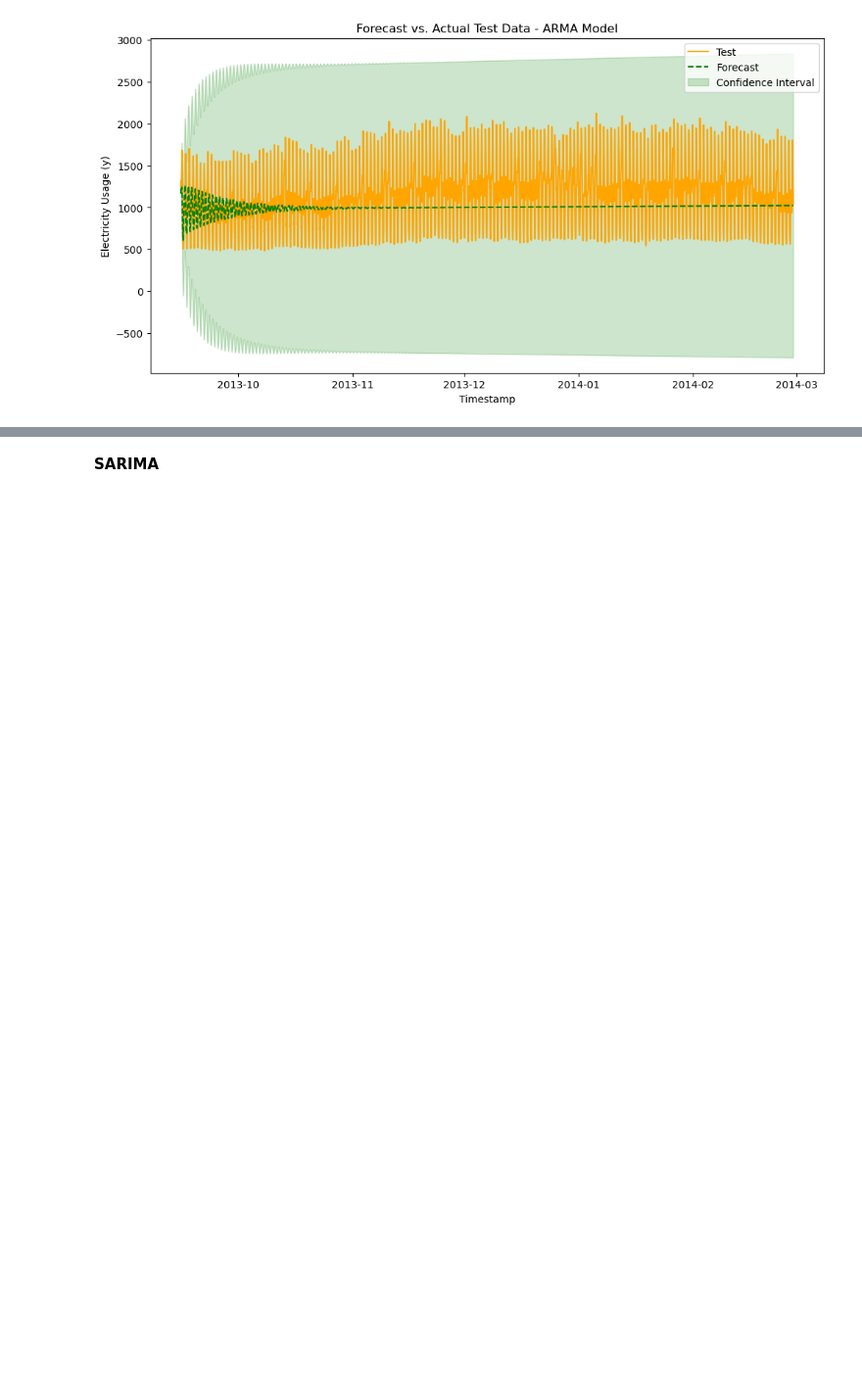
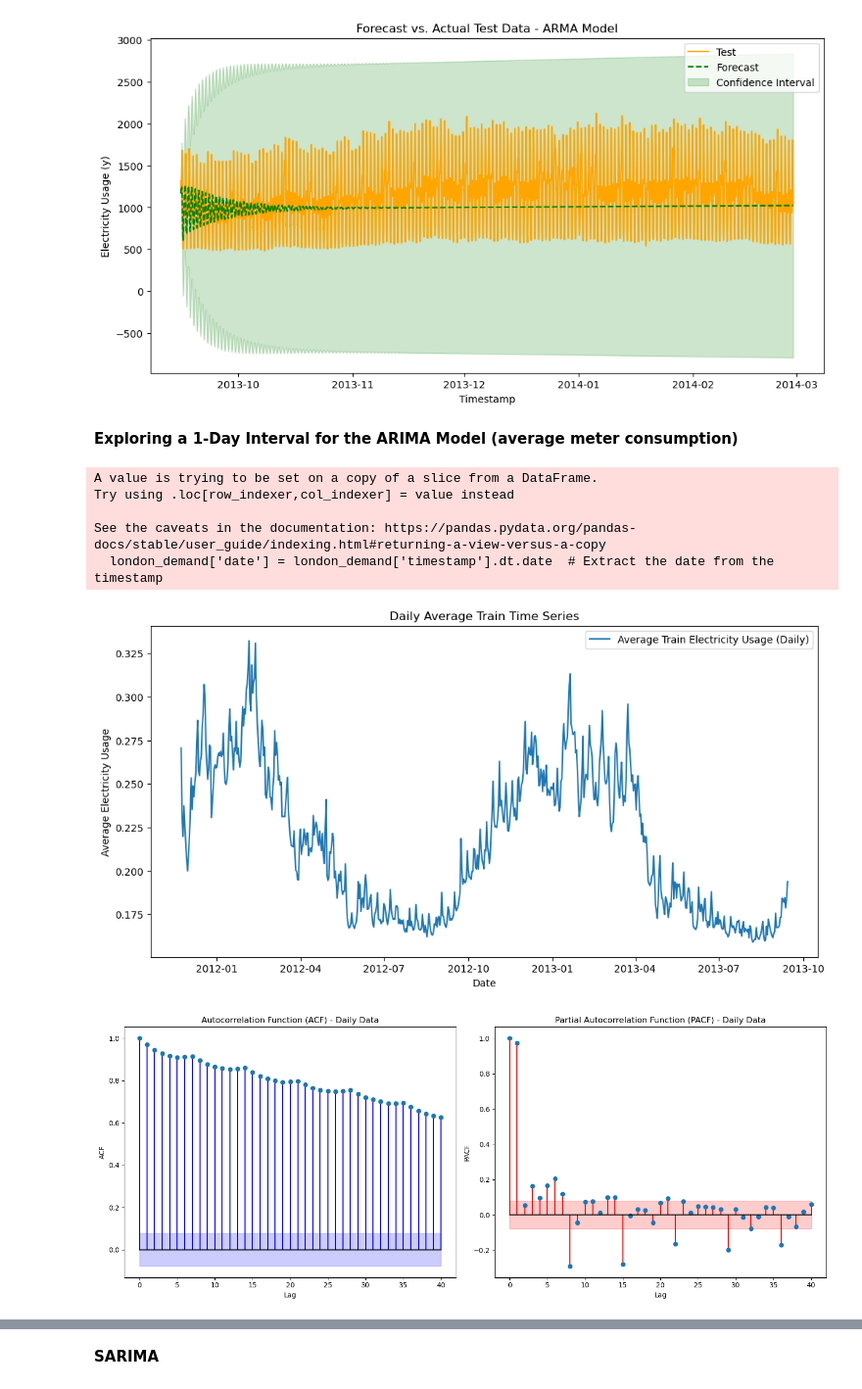
Before and after one commit to chowfi/electricity_demand_forecasting, a Jupyter notebook: notebooks/models.ipynb, the cells around one changed output, grey strips where cells are left out. Shown at 98% size. Drawn from its saved outputs; the diff is of its cells as text; code cells hidden in the pictures; blank space fills up the shorter version.

```diff
--- a/notebooks/models.ipynb
+++ b/notebooks/models.ipynb
@@ -278,3 +305,56 @@ Evaluation Metrics:
   MAPE: 0.3057
   RMSE: 421.7943
 [figure]
+# %% [markdown]
+**Exploring a 1-Day Interval for the ARIMA Model (average meter consumption)**
+# %%
+london_demand['date'] = london_demand['timestamp'].dt.date
+
+daily_demand = london_demand.groupby('date')['y'].mean().reset_index()
+
+split_date_daily = daily_demand['date'].min() + 0.8 * (daily_demand['date'].max() - daily_demand['date'].min())
+split_date_daily = pd.to_datetime(split_date_daily).date()
+
+train_data_daily = daily_demand[daily_demand['date'] < split_date_daily]
+test_data_daily = daily_demand[daily_demand['date'] >= split_date_daily]
+
+plt.figure(figsize=(12, 6))
+plt.plot(train_data_daily['date'], train_data_daily['y'], label='Average Train Electricity Usage (Daily)')
+plt.title("Daily Average Train Time Series")
+plt.xlabel("Date")
+plt.ylabel("Average Electricity Usage")
+plt.legend()
+plt.show()
+
+train_signal_daily = train_data_daily['y'].to_numpy()
+
+n_lags_daily = 40
+acf_estimate_daily = acf(train_signal_daily, nlags=n_lags_daily)
+pacf_estimate_daily = pacf(train_signal_daily, nlags=n_lags_daily)
+acf_error_estimate_daily = 2 / np.sqrt(len(train_signal_daily))
+pacf_error_estimate_daily = 2 / np.sqrt(len(train_signal_daily))
+
+fig, (ax1, ax2) = plt.subplots(1, 2, figsize=(15, 6))
+
+ax1.stem(range(len(acf_estimate_daily)), acf_estimate_daily, linefmt='b', basefmt='k', use_line_collection=True)
+ax1.fill_between(range(len(acf_estimate_daily)), acf_error_estimate_daily, -acf_error_estimate_daily, color='blue', alpha=0.2)
+ax1.set_title("Autocorrelation Function (ACF) - Daily Data")
+ax1.set_xlabel("Lag")
+ax1.set_ylabel("ACF")
+
+ax2.stem(range(len(pacf_estimate_daily)), pacf_estimate_daily, linefmt='r', basefmt='k', use_line_collection=True)
+ax2.fill_between(range(len(pacf_estimate_daily)), pacf_error_estimate_daily, -pacf_error_estimate_daily, color='red', alpha=0.2)
+ax2.set_title("Partial Autocorrelation Function (PACF) - Daily Data")
+ax2.set_xlabel("Lag")
+ax2.set_ylabel("PACF")
+
+plt.tight_layout()
+plt.show()
+# %% [output]
+A value is trying to be set on a copy of a slice from a DataFrame.
+Try using .loc[row_indexer,col_indexer] = value instead
+
+See the caveats in the documentation: https://pandas.pydata.org/pandas-docs/stable/user_guide/indexing.html#returning-a-view-versus-a-copy
+  london_demand['date'] = london_demand['timestamp'].dt.date  # Extract the date from the timestamp
+[figure, added]
+[figure, added]
```
Also changed, not shown: parts of 11 cells of this notebook.
